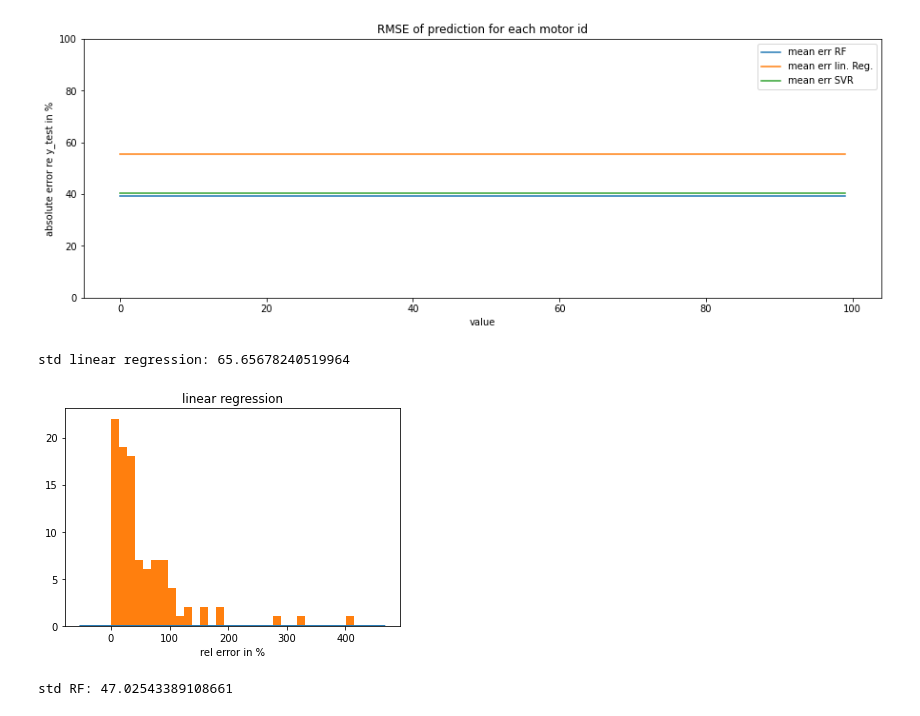
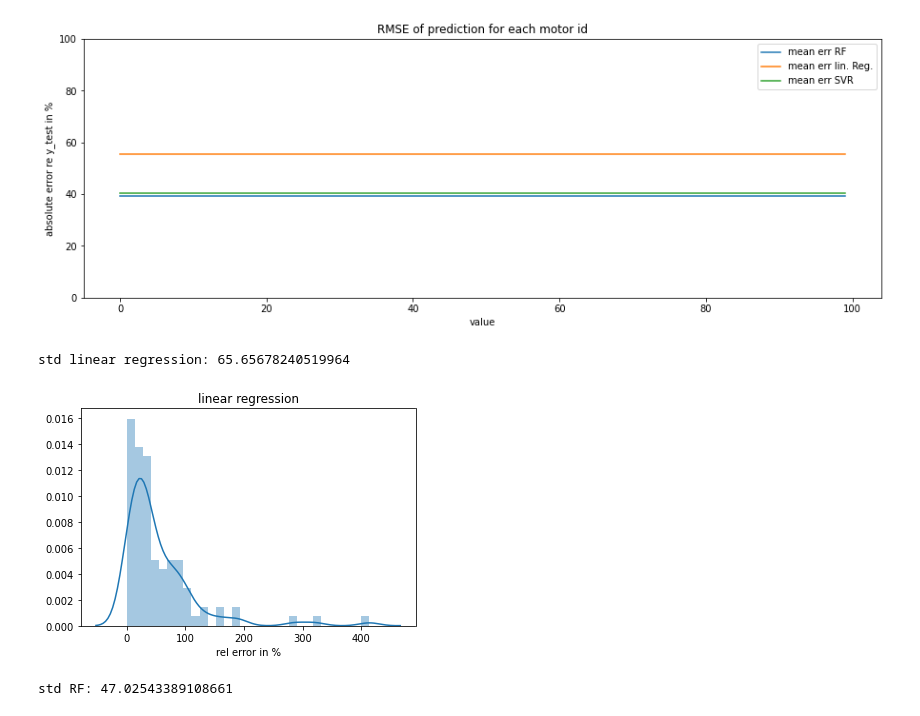
Before and after one commit to AzizSayfutdinov/PredictiveMaintenanceEngine, a Jupyter notebook: RegressionModels.ipynb, the cells around one changed output. Saved outputs shown, nothing was run; the diff lists cells and outputs as text; code cells hidden in the pictures.

```diff
--- a/RegressionModels.ipynb
+++ b/RegressionModels.ipynb
@@ -451,11 +437,10 @@ No handles with labels found to put in legend.
 [figure]
 # %%
 sns.distplot(error_re_y_test_reg, bins=30,axlabel='rel error in %').set_title('linear regression')
-plt.hist(error_re_y_test_reg, bins=30)
 print('std linear regression: ' + str(np.std(error_re_y_test_reg)))
 # %% [output]
 std linear regression: 65.65678240519964
-[figure, old version]
+[figure, new version]
 # %%
 sns.distplot(error_re_y_test_rf, bins=30,axlabel='rel error in %').set_title('Random Forest')
 print('std RF: ' + str(np.std(error_re_y_test_rf)))
```
Also changed, not shown: parts of 21 cells of this notebook.
